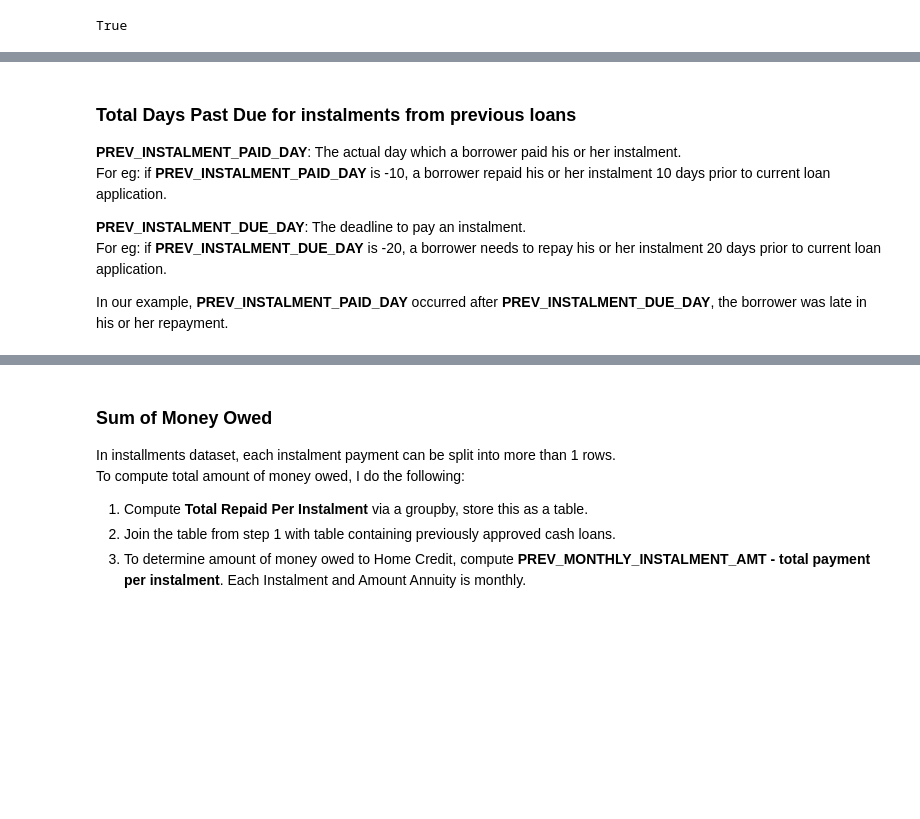
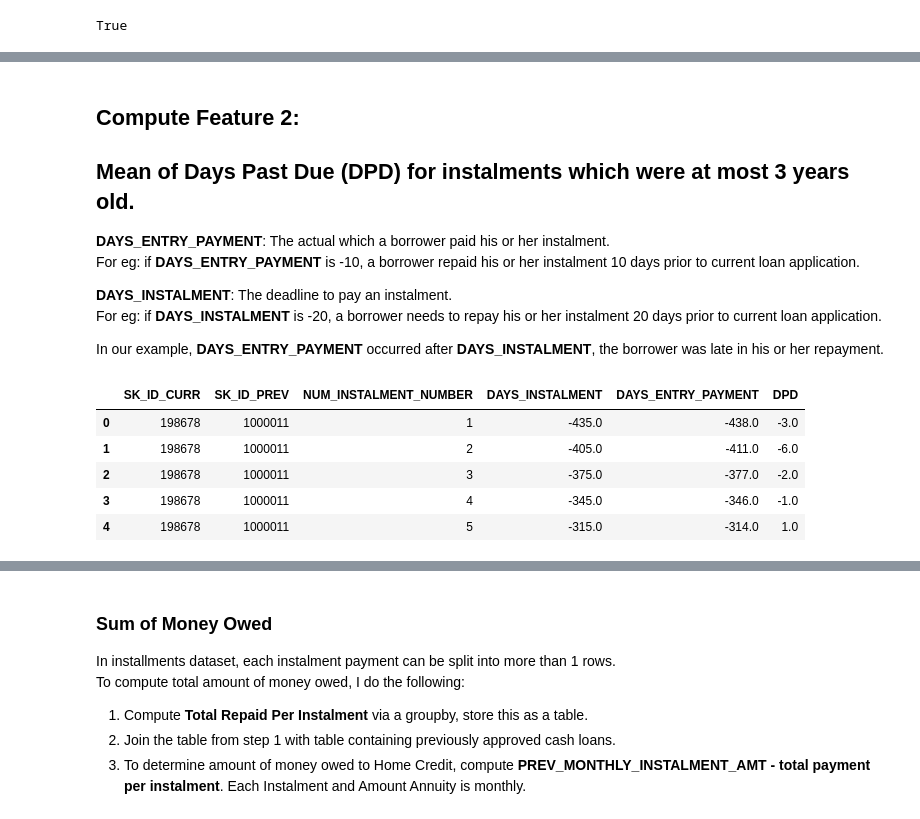
Before and after one commit to HoWeiChin/GA_Capstone, a Jupyter notebook: extracting-instalment-payment-features.ipynb, the cells around one changed output, grey strips where cells are left out. Drawn from its saved outputs; the diff is of its cells as text; code cells hidden in the pictures; blank space fills up the shorter version.

```diff
--- a/extracting-instalment-payment-features.ipynb
+++ b/extracting-instalment-payment-features.ipynb
@@ -112,11 +123,13 @@ True
 5. Compute loan interest rates.
 Note: all these features  are only relevant for curr loan ids in five_yr_instal df
 # %% [markdown]
-### Total Days Past Due for instalments from previous loans
-**PREV_INSTALMENT_PAID_DAY**: The actual day which a borrower paid his or her instalment. <br>
-For eg: if **PREV_INSTALMENT_PAID_DAY** is -10, a borrower repaid his or her instalment 10 days prior to current loan application.
+## Compute Feature 2:
+## Mean of Days Past Due (DPD) for instalments which were at most 3 years old.
 
-**PREV_INSTALMENT_DUE_DAY**: The deadline to pay an instalment. <br>
-For eg: if **PREV_INSTALMENT_DUE_DAY** is -20, a borrower needs to repay his or her instalment 20 days prior to current loan application. <br>
+**DAYS_ENTRY_PAYMENT**: The actual which a borrower paid his or her instalment. <br>
+For eg: if **DAYS_ENTRY_PAYMENT** is -10, a borrower repaid his or her instalment 10 days prior to current loan application.
 
-In our example, **PREV_INSTALMENT_PAID_DAY** occurred after **PREV_INSTALMENT_DUE_DAY**, the borrower was late in his or her repayment.
+**DAYS_INSTALMENT**: The deadline to pay an instalment. <br>
+For eg: if **DAYS_INSTALMENT** is -20, a borrower needs to repay his or her instalment 20 days prior to current loan application. <br>
+
+In our example, **DAYS_ENTRY_PAYMENT** occurred after **DAYS_INSTALMENT**, the borrower was late in his or her repayment.
@@ -143,0 +141,10 @@ sum_dpd_by_curr_customer.to_csv(
+# %%
+three_yr_instal_copy['DPD'] = three_yr_instal_copy['DAYS_ENTRY_PAYMENT'] - three_yr_instal_copy['DAYS_INSTALMENT']
+three_yr_instal_copy.head()
+# %% [output]
+|  | SK_ID_CURR | SK_ID_PREV | NUM_INSTALMENT_NUMBER | DAYS_INSTALMENT | DAYS_ENTRY_PAYMENT | DPD |
+| 0 | 198678 | 1000011 | 1 | -435.0 | -438.0 | -3.0 |
+| 1 | 198678 | 1000011 | 2 | -405.0 | -411.0 | -6.0 |
+| 2 | 198678 | 1000011 | 3 | -375.0 | -377.0 | -2.0 |
+| 3 | 198678 | 1000011 | 4 | -345.0 | -346.0 | -1.0 |
+| 4 | 198678 | 1000011 | 5 | -315.0 | -314.0 | 1.0 |
```
Also changed, not shown: parts of 11 cells of this notebook.
